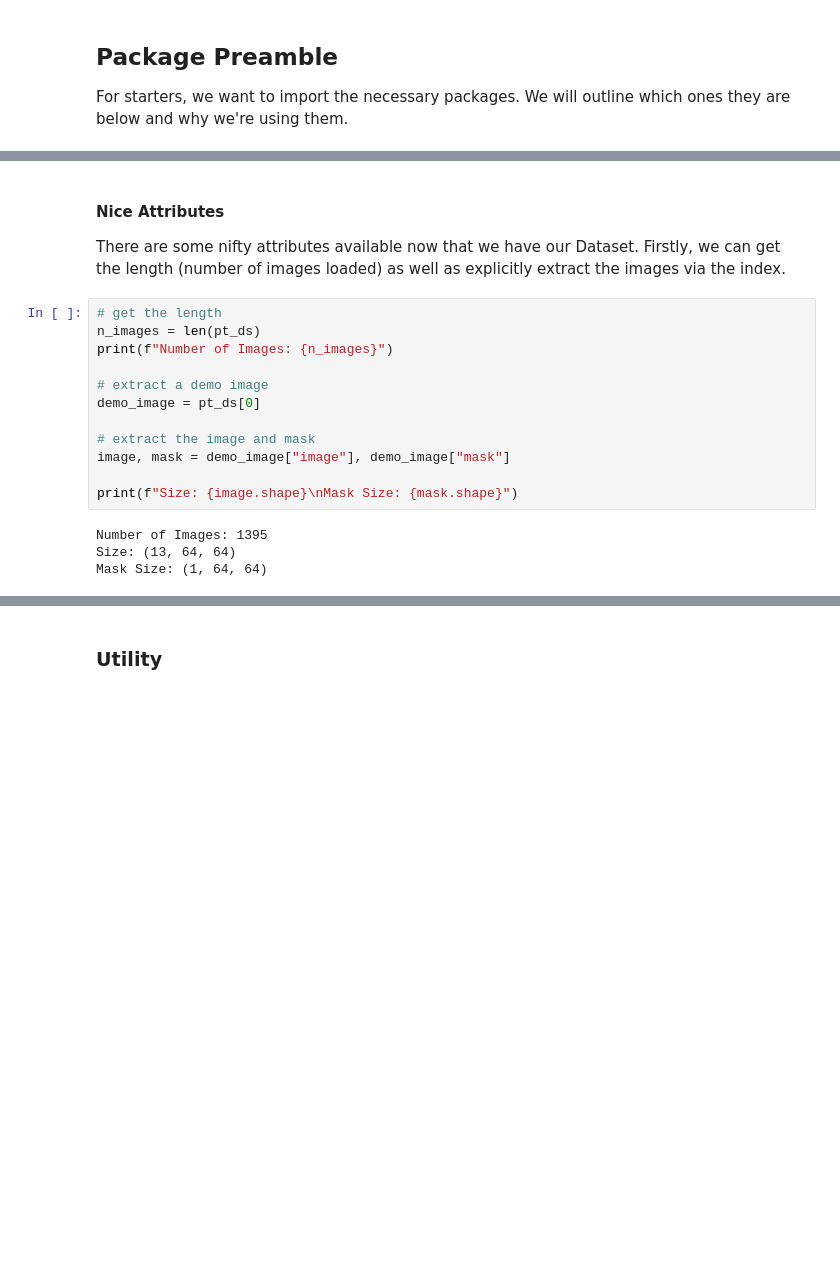
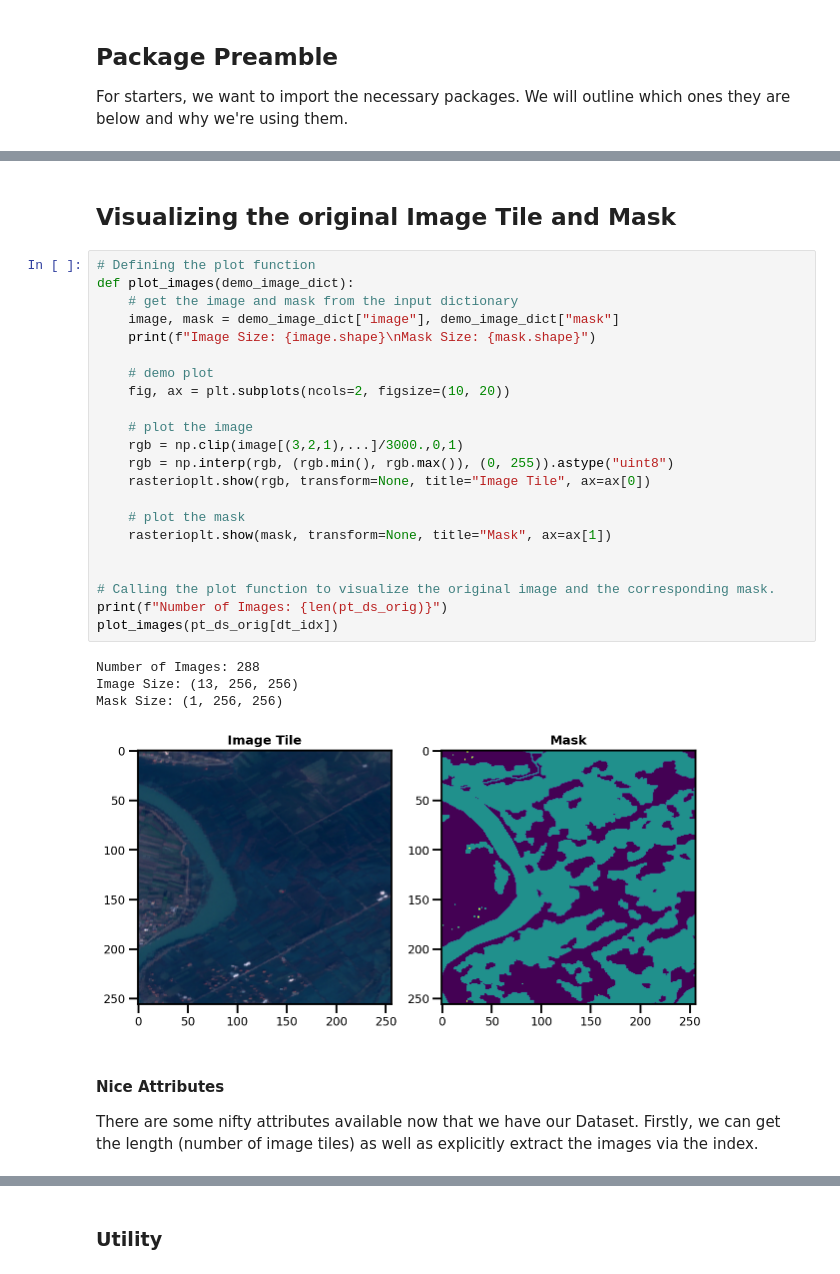
Before and after one commit to spaceml-org/ml4floods, a Jupyter notebook: notebooks/preprocess/2.0_demo_pytorch_transforms.ipynb, the cells around one changed output, grey strips where cells are left out. Drawn from its saved outputs; the diff is of its cells as text; blank space fills up the shorter version.

```diff
--- a/notebooks/preprocess/2.0_demo_pytorch_transforms.ipynb
+++ b/notebooks/preprocess/2.0_demo_pytorch_transforms.ipynb
@@ -127,21 +153,34 @@ pt_ds = WorldFloodsDatasetTiled(
+# %% [markdown]
+## Visualizing the original Image Tile and Mask
+# %%
+# Defining the plot function
+def plot_images(demo_image_dict):
+    # get the image and mask from the input dictionary
+    image, mask = demo_image_dict["image"], demo_image_dict["mask"]
+    print(f"Image Size: {image.shape}\nMask Size: {mask.shape}")
+
+    # demo plot
+    fig, ax = plt.subplots(ncols=2, figsize=(10, 20))
+
+    # plot the image
+    rgb = np.clip(image[(3,2,1),...]/3000.,0,1)
+    rgb = np.interp(rgb, (rgb.min(), rgb.max()), (0, 255)).astype("uint8")
+    rasterioplt.show(rgb, transform=None, title="Image Tile", ax=ax[0])
+
+    # plot the mask
+    rasterioplt.show(mask, transform=None, title="Mask", ax=ax[1])
+
+
+# Calling the plot function to visualize the original image and the corresponding mask.
+print(f"Number of Images: {len(pt_ds_orig)}")
+plot_images(pt_ds_orig[dt_idx])
+# %% [output]
+Number of Images: 288
+Image Size: (13, 256, 256)
+Mask Size: (1, 256, 256)
+[figure, added]
 # %% [markdown]
 #### Nice Attributes
 
-There are some nifty attributes available now that we have our Dataset. Firstly, we can get the length (number of images loaded) as well as explicitly extract the images via the index.
+There are some nifty attributes available now that we have our Dataset. Firstly, we can get the length (number of image tiles) as well as explicitly extract the images via the index.
-# %%
-# get the length
-n_images = len(pt_ds)
-print(f"Number of Images: {n_images}")
-
-# extract a demo image
-demo_image = pt_ds[0]
-
-# extract the image and mask
-image, mask = demo_image["image"], demo_image["mask"]
-
-print(f"Size: {image.shape}\nMask Size: {mask.shape}")
-# %% [output]
-Number of Images: 1395
-Size: (13, 64, 64)
-Mask Size: (1, 64, 64)
 # %% [markdown]
```
Also changed, not shown: parts of 69 cells of this notebook.
